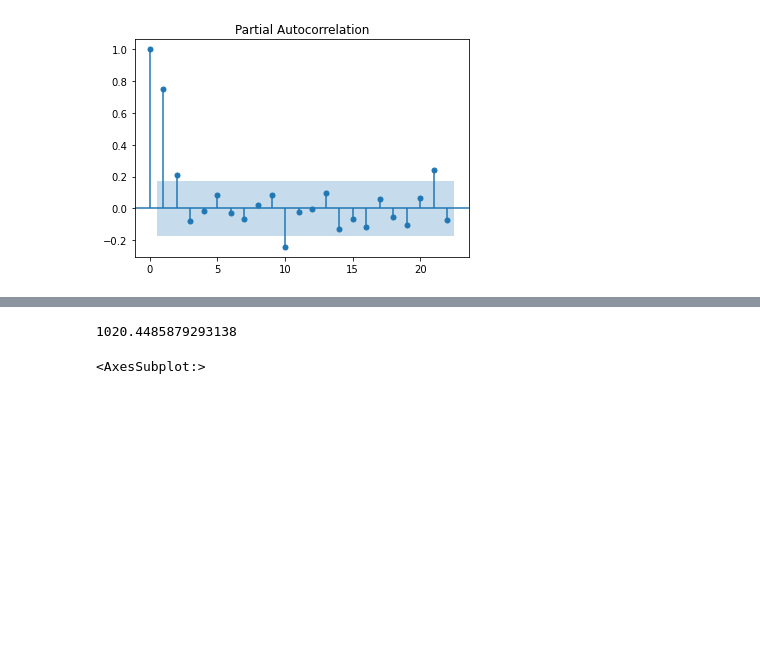
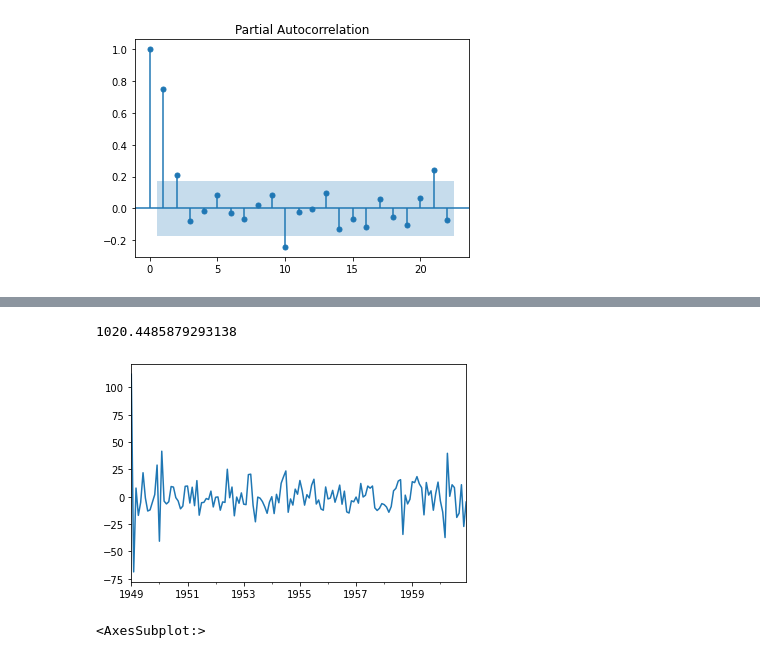
Before and after one commit to napb/examen2, a Jupyter notebook: Examen2.ipynb, the cells around one changed output, grey strips where cells are left out. Saved outputs shown, nothing was run; the diff lists cells and outputs as text; code cells hidden in the pictures; blank space fills up the shorter version.

```diff
--- a/Examen2.ipynb
+++ b/Examen2.ipynb
@@ -124,8 +114,10 @@ mocelo.aic
 # %%
-modelo2 = sarima(df['passengers'], 2,2,2, 0,1,0,12)
-modelo2.aic
+modelo = sarima(df['passengers'], 2,2,2, 0,1,0,12)
+modelo.resid.plot()
+modelo.aic
 # %% [output]
 1020.4485879293138
+[figure, added]
 # %%
 #El mejor modelo se ajusta en la estimacion
 # - p: 2
```
Also changed, not shown: parts of 9 cells of this notebook.
